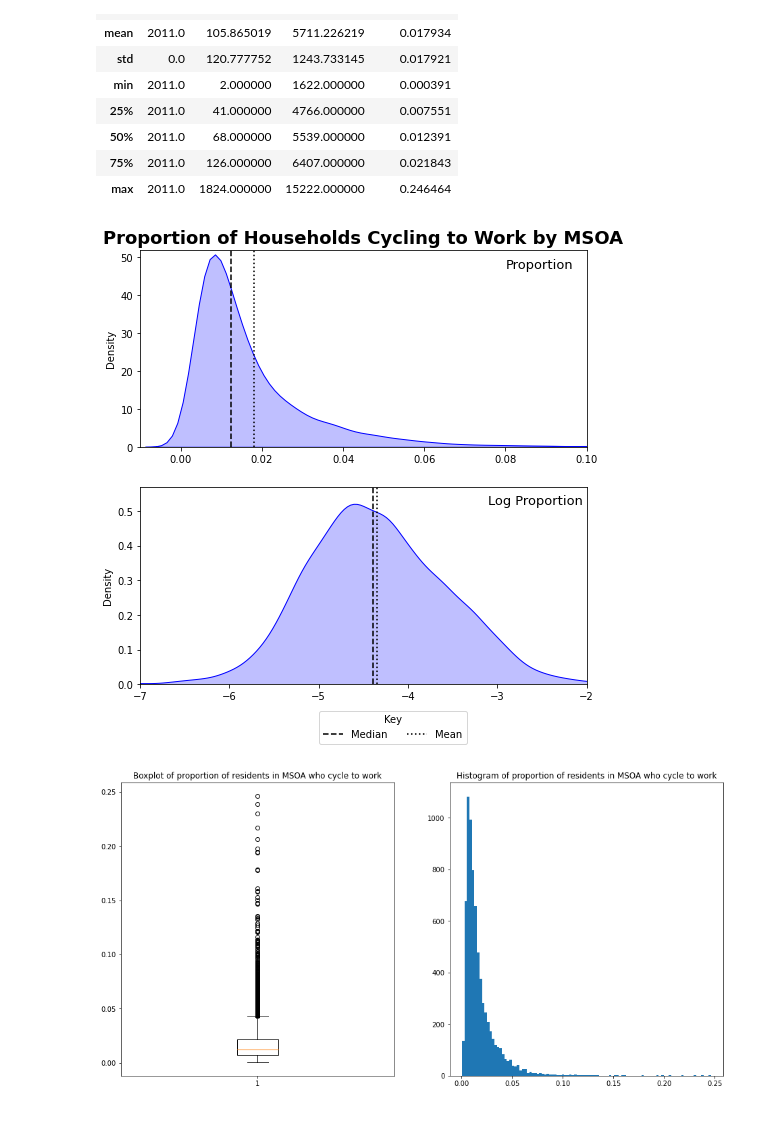
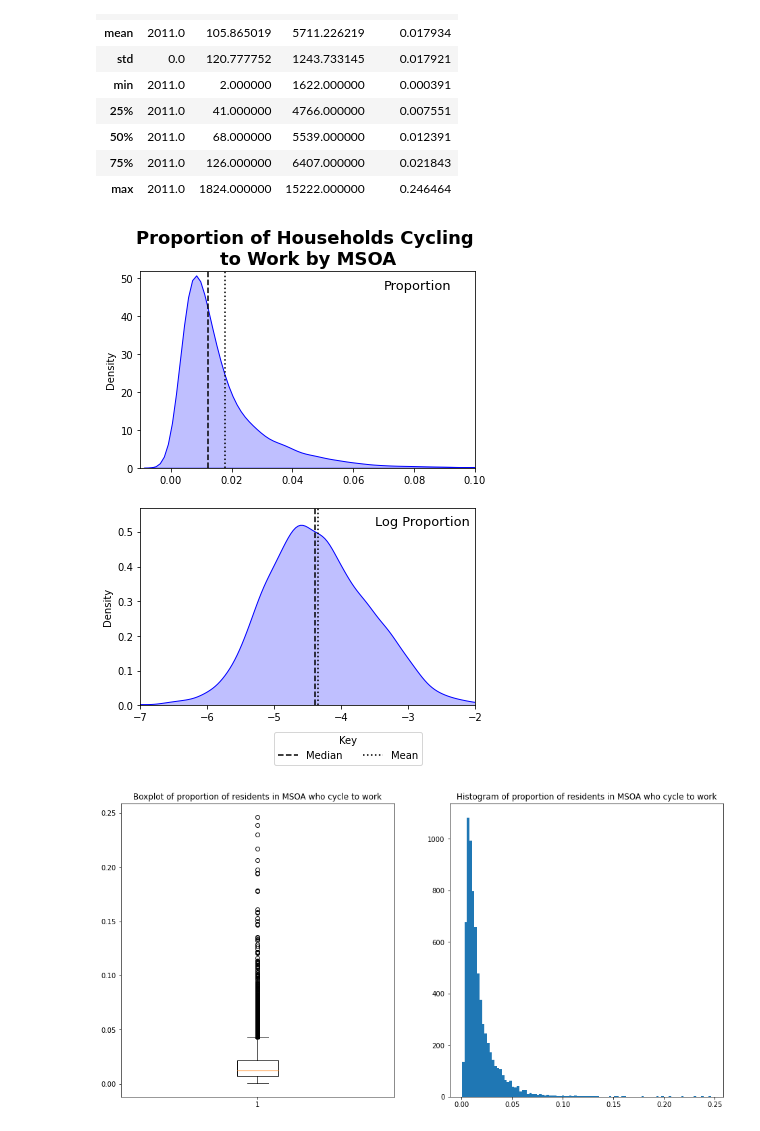
Before and after one commit to ZacharyP-E/qm_group25, a Jupyter notebook: qm_group_code.ipynb, the cells around one changed output. Drawn from its saved outputs; the diff is of its cells as text; code cells hidden in the pictures.

Commit message:
updated figures to be smaller

```diff
--- a/qm_group_code.ipynb
+++ b/qm_group_code.ipynb
@@ -466,32 +466,32 @@ cycletowork.describe()
 | 75% | 2011.0 | 126.000000 | 6407.000000 | 0.021843 |
 | max | 2011.0 | 1824.000000 | 15222.000000 | 0.246464 |
 # %%
-fig, ax = plt.subplots(2, 1, figsize=(8,8))
+fig, ax = plt.subplots(2, 1, figsize=(6,8))
 
 sns.kdeplot(cycletowork["cycling_rate"], ax=ax[0], shade=True, color = "blue")
 ax[0].set_xlim(-0.01, 0.1)
 ax[0].set_ylim(0, 52)
 ax[0].vlines(cycletowork["cycling_rate"].median(), 0, 52, color="black", linestyle="--")
 ax[0].vlines(cycletowork["cycling_rate"].mean(), 0, 52, color="black", linestyle=":", label="Mean")
-plt.title("Proportion of Households Cycling to Work by MSOA", y=2.2, fontweight="bold", fontsize=18)
-ax[0].annotate("Proportion", (0.08,47), fontsize=13)
+plt.title("Proportion of Households Cycling \nto Work by MSOA", y=2.2, fontweight="bold", fontsize=18)
+ax[0].annotate("Proportion", (0.07,47), fontsize=13)
 ax[0].set_xlabel("")
 
 
 sns.kdeplot(cycletowork["log_cyclingrate"], ax=ax[1], shade=True, color="blue")
 ax[1].vlines(cycletowork["log_cyclingrate"].median(), 0, 0.6, color="black", linestyle="--", label="Median")
 ax[1].vlines(cycletowork["log_cyclingrate"].mean(), 0, 0.6, color="black", linestyle=":", label="Mean")
 ax[1].set_ylim(0, 0.57)
 ax[1].set_xlim(-7, -2)
-ax[1].annotate("Log Proportion", (-3.1, 0.52), fontsize=13)
+ax[1].annotate("Log Proportion", (-3.5, 0.52), fontsize=13)
 ax[1].set_xlabel("")
 
 plt.legend(title="Key", loc=(0.4,-0.3), ncol=2)
 
 plt.savefig("figures/cycle_rates.png", dpi=300, facecolor="white", bbox_inches="tight")
 plt.show()
 # %% [output]
-[figure, old version]
+[figure, new version]
 # %%
 fig, (ax1, ax2) = plt.subplots(1, 2, figsize=(16,8))
 ax1.boxplot(cycletowork.cycling_rate,
```
Also changed, not shown: parts of 1 cell of this notebook.
